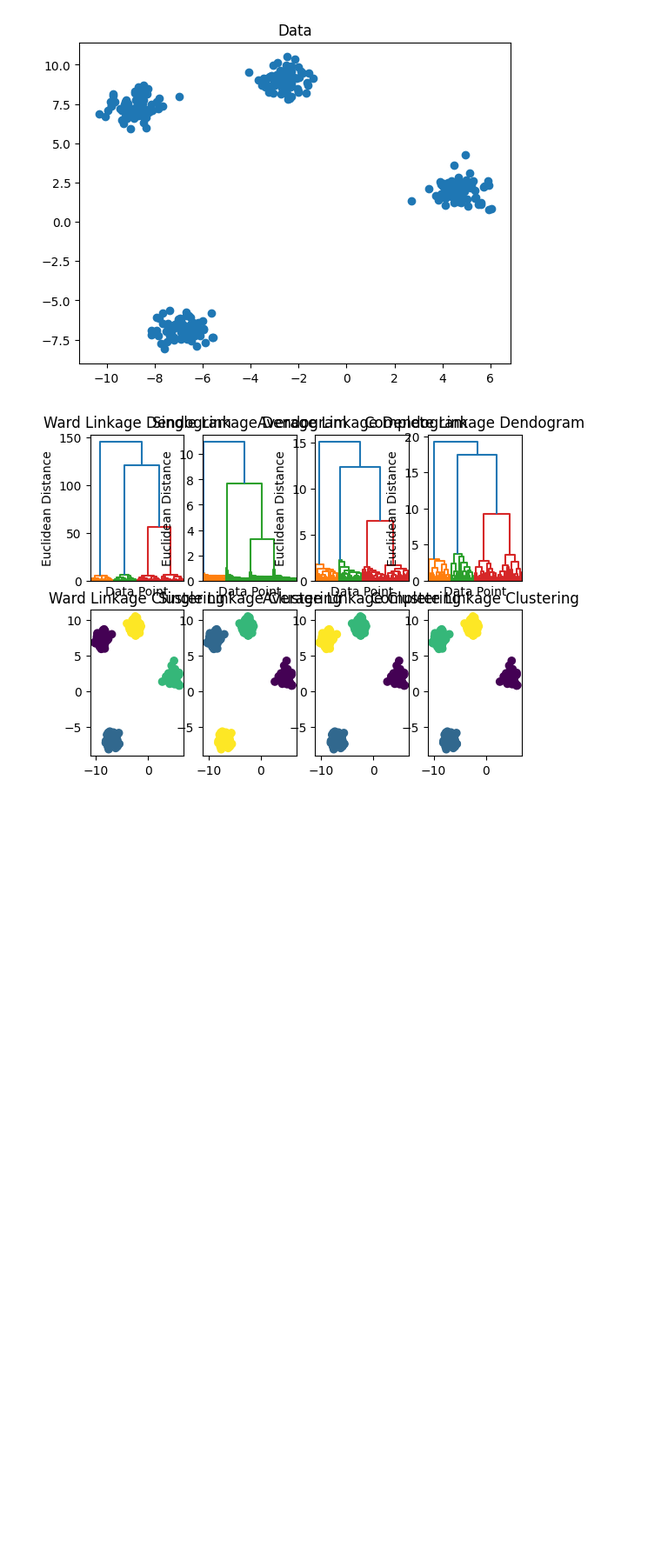
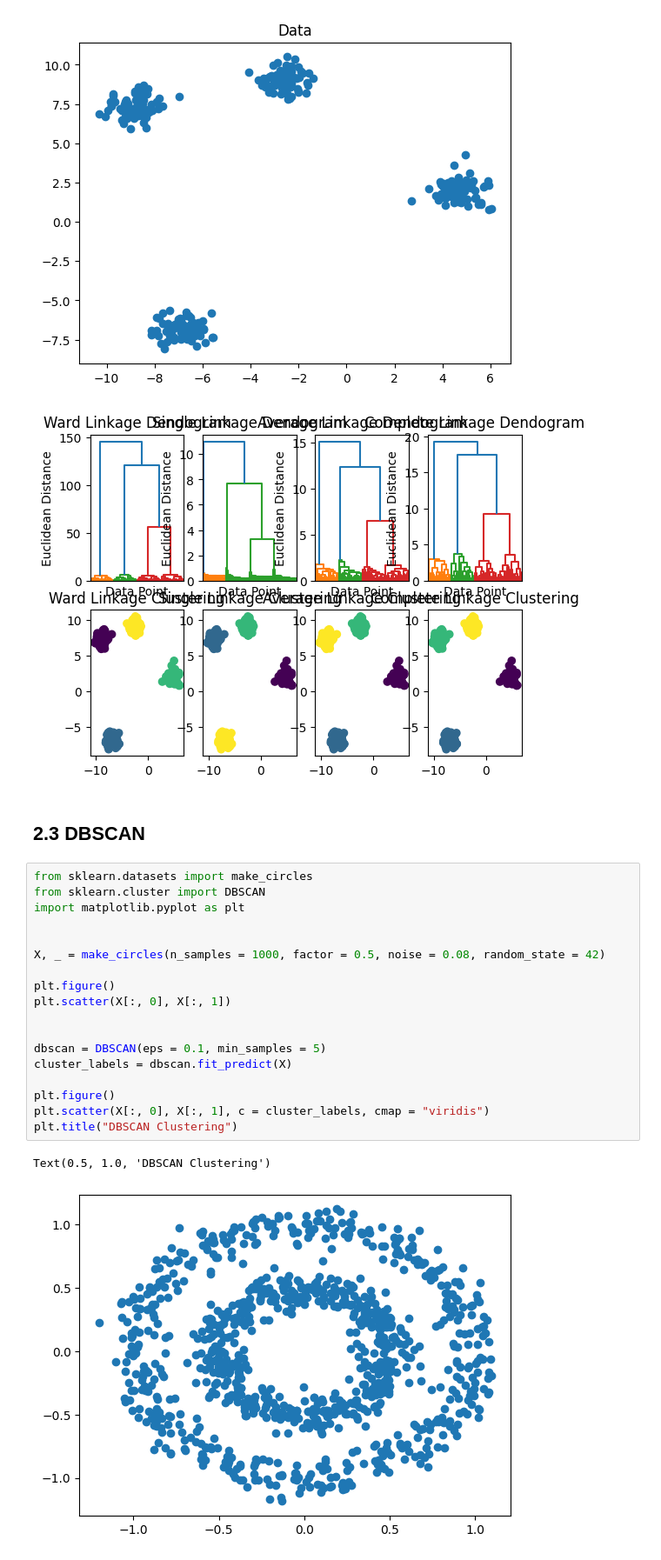
Before and after one commit to orhanaydinn/machineLearning, a Jupyter notebook: machineLearning_Techniques.ipynb, the cells around one changed output. Shown at 87% size. Drawn from its saved outputs; the diff is of its cells as text; blank space fills up the shorter version.

```diff
--- a/machineLearning_Techniques.ipynb
+++ b/machineLearning_Techniques.ipynb
@@ -1920,3 +1920,26 @@ for i, linkage_method in enumerate(linkage_methods, 1):
 # %% [output]
 [figure]
 [figure]
+# %% [markdown]
+## 2.3 DBSCAN
+# %%
+from sklearn.datasets import make_circles
+from sklearn.cluster import DBSCAN
+import matplotlib.pyplot as plt
+
+
+X, _ = make_circles(n_samples = 1000, factor = 0.5, noise = 0.08, random_state = 42)
+
+plt.figure()
+plt.scatter(X[:, 0], X[:, 1])
+
+
+dbscan = DBSCAN(eps = 0.1, min_samples = 5)
+cluster_labels = dbscan.fit_predict(X)
+
+plt.figure()
+plt.scatter(X[:, 0], X[:, 1], c = cluster_labels, cmap = "viridis")
+plt.title("DBSCAN Clustering")
+# %% [output]
+Text(0.5, 1.0, 'DBSCAN Clustering')
+[figure, added]
```
Also changed, not shown: parts of 3 cells of this notebook.
